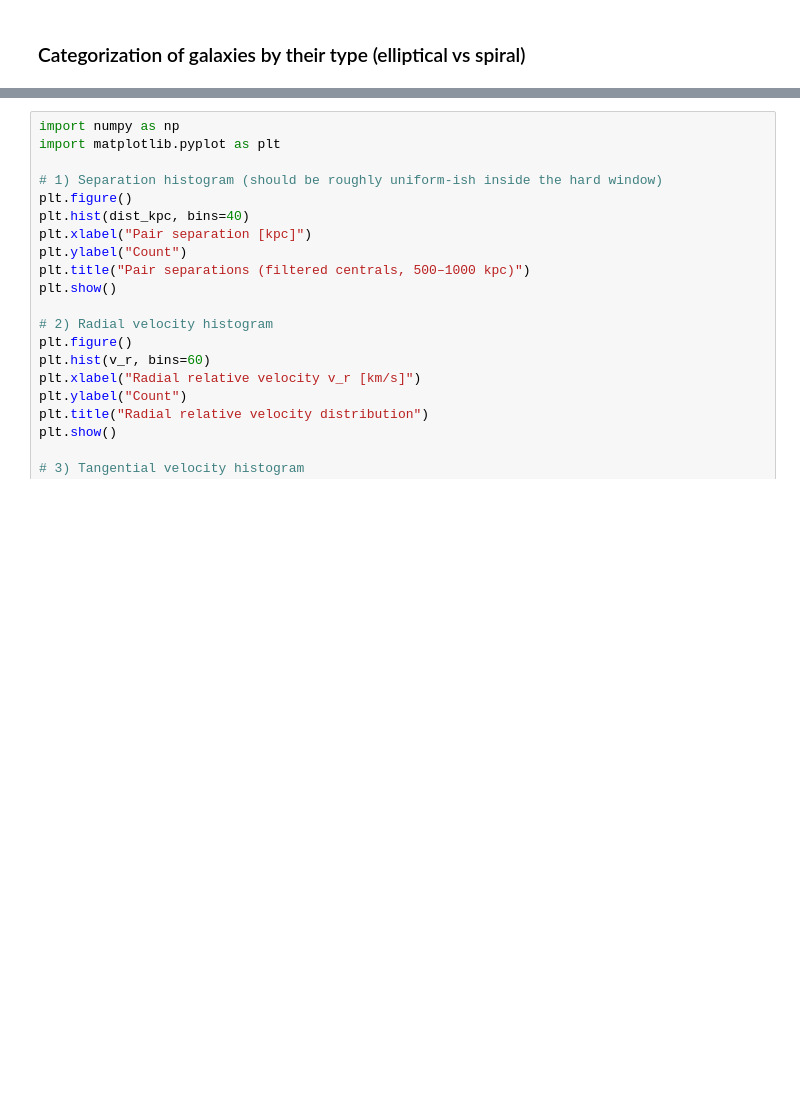
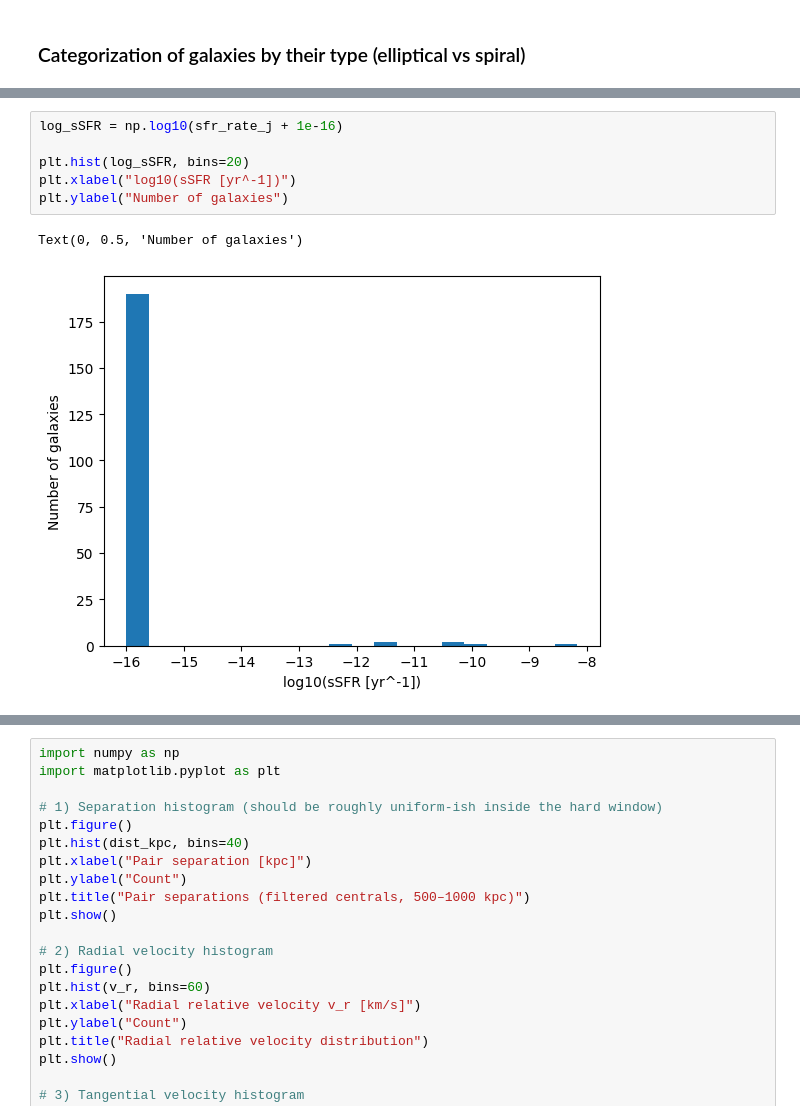
Before and after one commit to topesonen/dsp-cosmology, a Jupyter notebook: notebooks/explore.ipynb, the cells around one changed output, grey strips where cells are left out. Drawn from its saved outputs; the diff is of its cells as text; blank space fills up the shorter version.

```diff
--- a/notebooks/explore.ipynb
+++ b/notebooks/explore.ipynb
@@ -284,0 +318,9 @@ print(sfr_rate)
+# %%
+log_sSFR = np.log10(sfr_rate_j + 1e-16)
+
+plt.hist(log_sSFR, bins=20)
+plt.xlabel("log10(sSFR [yr^-1])")
+plt.ylabel("Number of galaxies")
+# %% [output]
+Text(0, 0.5, 'Number of galaxies')
+[figure, added]
```
Also changed, not shown: parts of 7 cells of this notebook.
